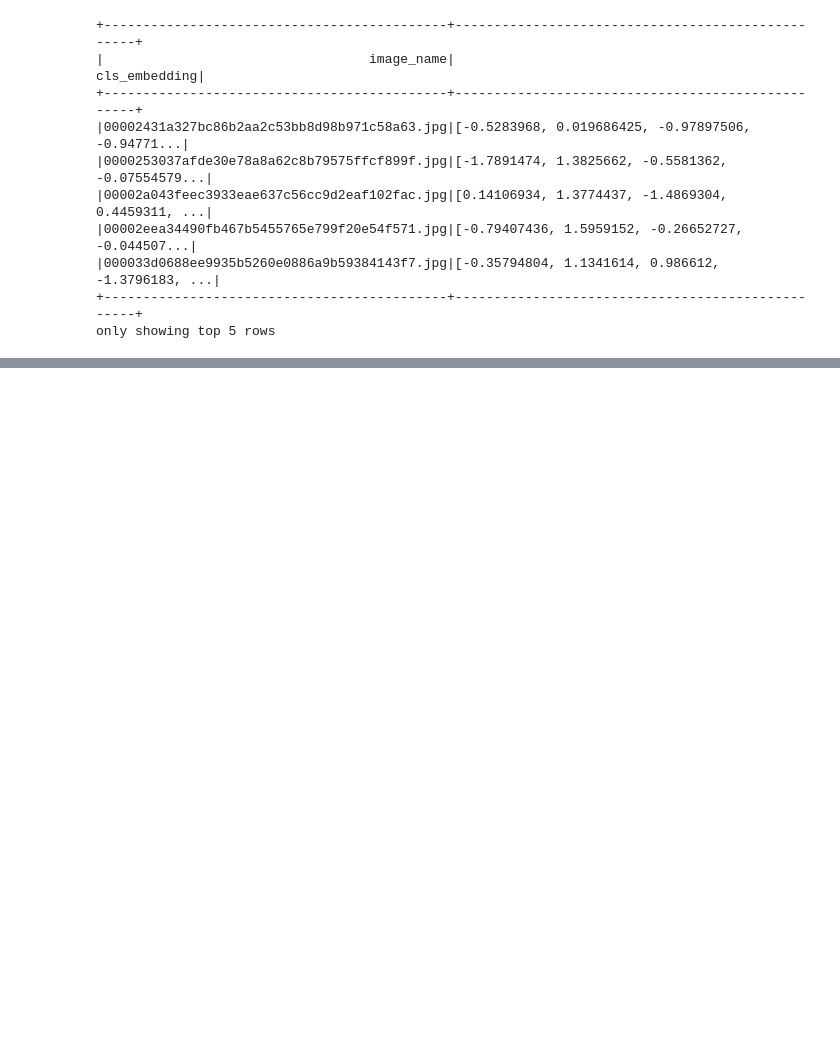
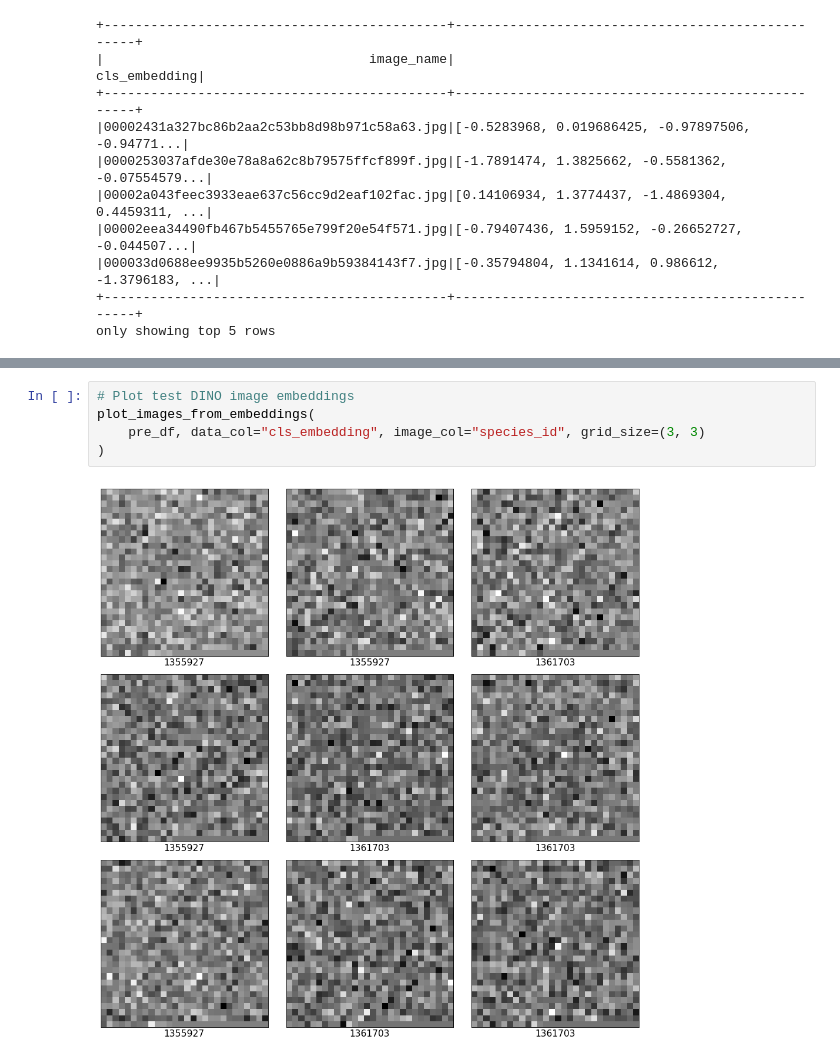
Before and after one commit to dsgt-kaggle-clef/plantclef-2024, a Jupyter notebook: notebooks/modeling/20240518-mg-wrapped-dino-pretrained.ipynb, the cells around one changed output, grey strips where cells are left out. Saved outputs shown, nothing was run; the diff lists cells and outputs as text; blank space fills up the shorter version.

```diff
--- a/notebooks/modeling/20240518-mg-wrapped-dino-pretrained.ipynb
+++ b/notebooks/modeling/20240518-mg-wrapped-dino-pretrained.ipynb
@@ -183,0 +232,7 @@ only showing top 5 rows
+# %%
+# Plot test DINO image embeddings
+plot_images_from_embeddings(
+    pre_df, data_col="cls_embedding", image_col="species_id", grid_size=(3, 3)
+)
+# %% [output]
+[figure, added]
```
Also changed, not shown: parts of 5 cells of this notebook, 5 other files.
